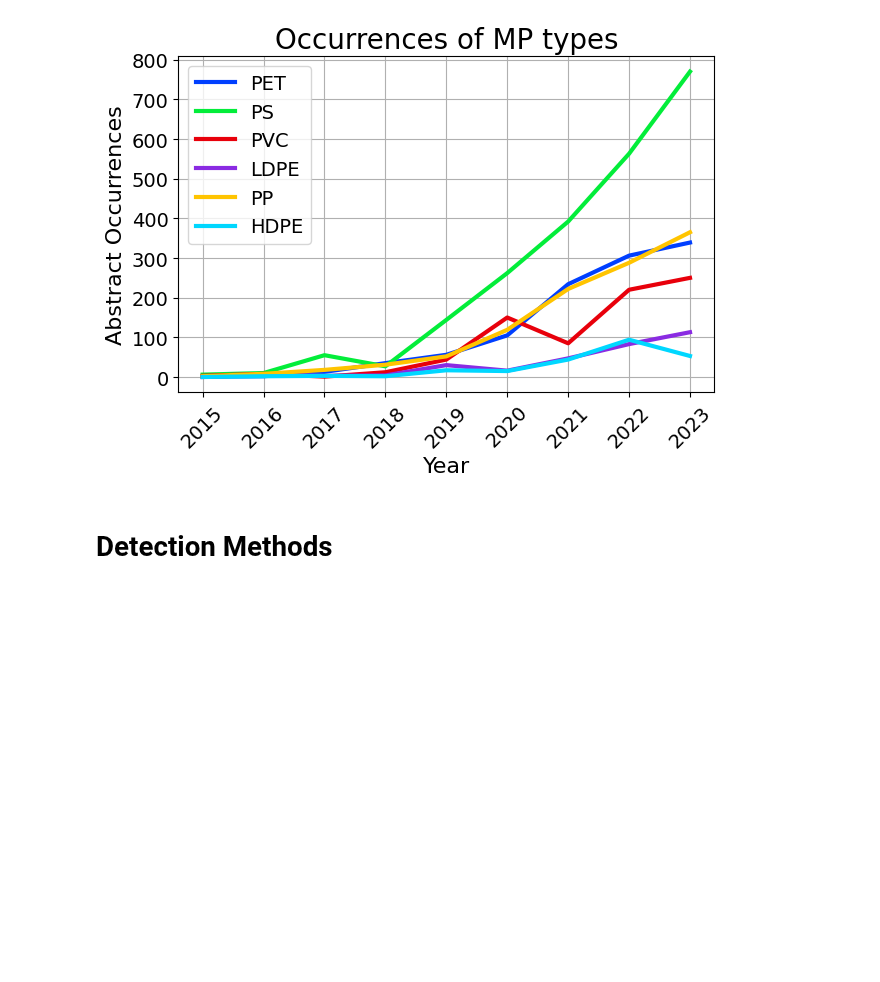
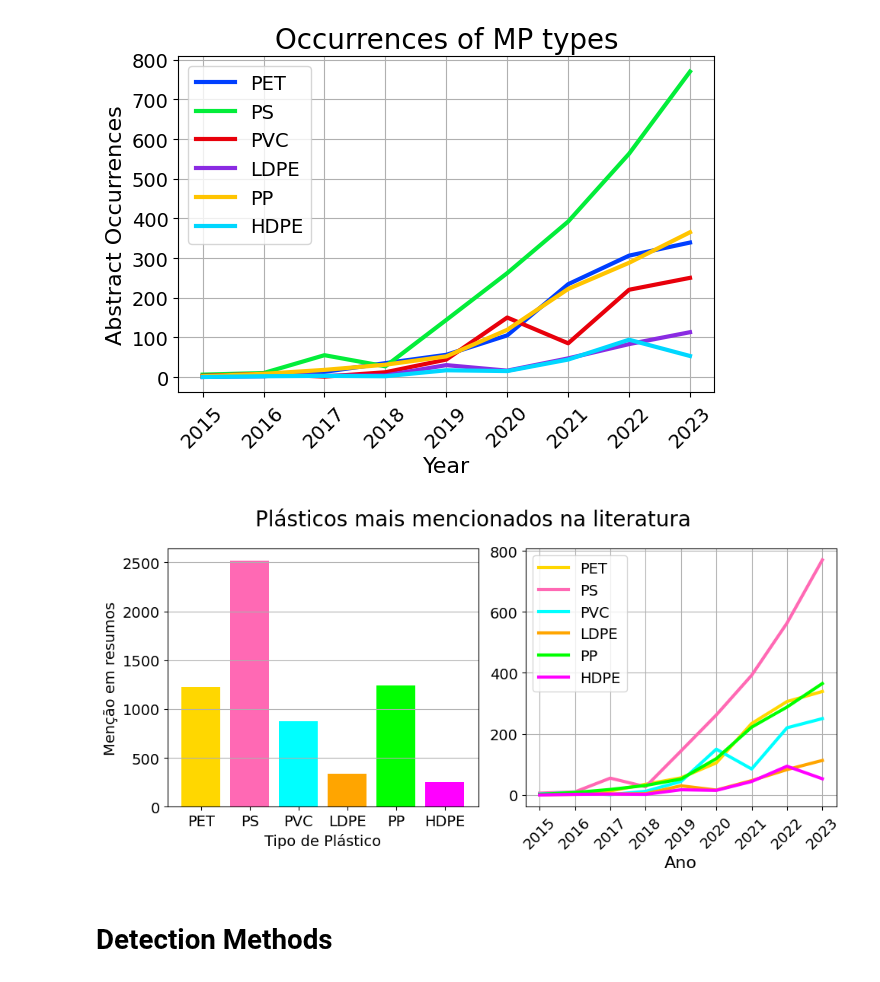
Before and after one commit to Karl-Marcos/NLP_microplastics, a Jupyter notebook: Regex.ipynb, the cells around one changed output. Saved outputs shown, nothing was run; the diff lists cells and outputs as text; code cells hidden in the pictures; blank space fills up the shorter version.

Commit message:
graphs

```diff
--- a/Regex.ipynb
+++ b/Regex.ipynb
@@ -138,6 +138,36 @@ plt.tight_layout()
 plt.savefig('results/types_timeline.png', dpi = 200)
 # %% [output]
 [figure]
+# %%
+colors = ['#FFD700', '#FF69B4', '#00FFFF', '#FFA500', '#00FF00', '#FF00FF']
+# %%
+fig, [ax1, ax2] = plt.subplots(1,2, figsize = (10, 5))
+ax1.bar(total_plastic_counts.keys(), total_plastic_counts.values(), color = colors)
+ax1.set_xlabel('Tipo de Plástico', fontsize = 14)
+ax1.set_ylabel('Menção em resumos', fontsize = 14)
+ax1.set_xticklabels(total_plastic_counts.keys(),fontsize = 14)
+ax1.grid('- -', axis = 'y')
+ax1.tick_params(axis='y', labelsize=14)
+
+u=0
+for plastic in plastics:
+    ax2.plot(plastic_timeline[plastic][0],plastic_timeline[plastic][1], label = plastic, linewidth = 3, color = colors[u])
+    u+=1
+
+ax2.set_xlabel('Ano', fontsize = 16)
+ax2.set_xticks(list(range(2015, 2024)))
+ax2.legend(fontsize = 14)
+
+ax2.set_xticklabels(list(range(2015, 2024)),fontsize = 14,rotation=45)
+ax2.tick_params(axis='y', labelsize=14)
+ax2.grid('- -')
+fig.suptitle("Plásticos mais mencionados na literatura", fontsize =20)
+
+plt.tight_layout()
+
+plt.savefig('results/plasticos.png', dpi = 200)
+# %% [output]
+[figure, added]
 # %% [markdown]
 # Detection Methods
 # %% [markdown]
```
Also changed, not shown: 1 other file.
